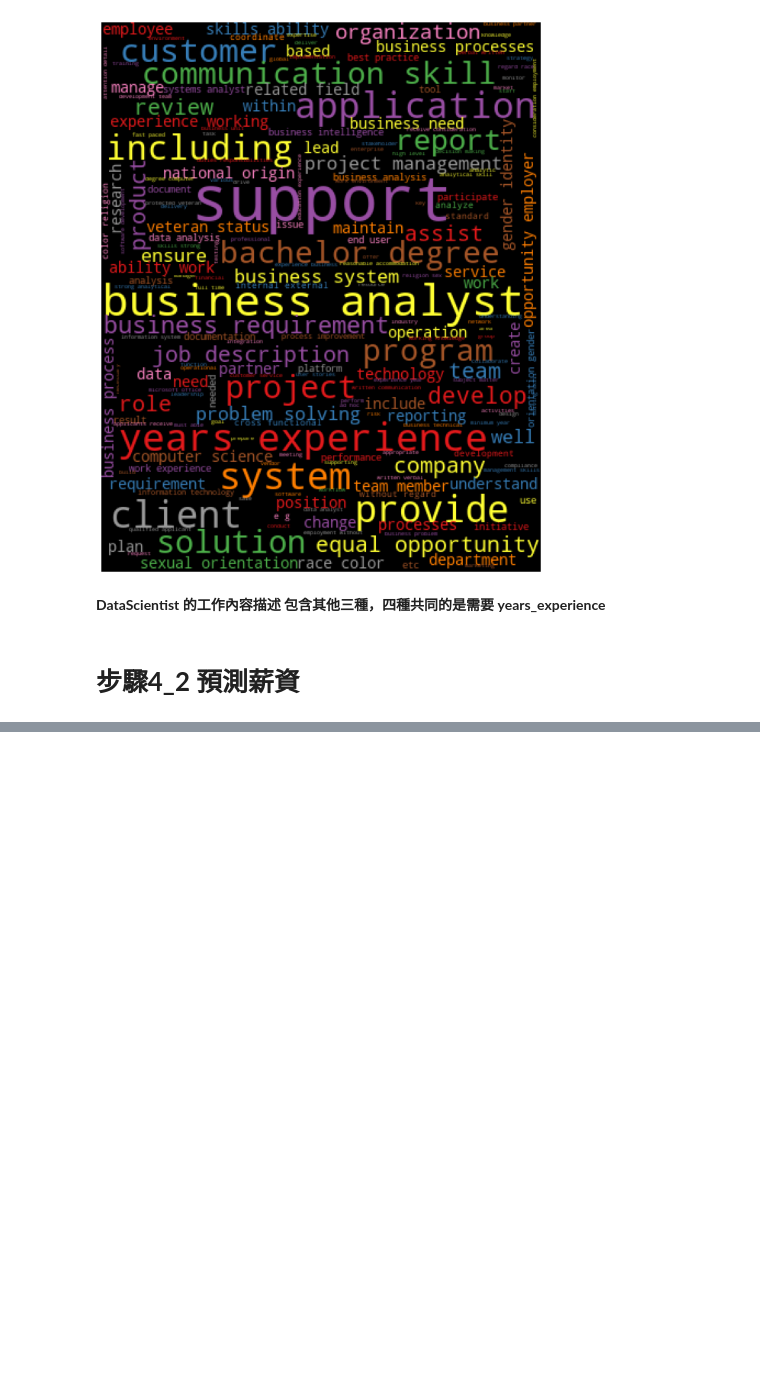
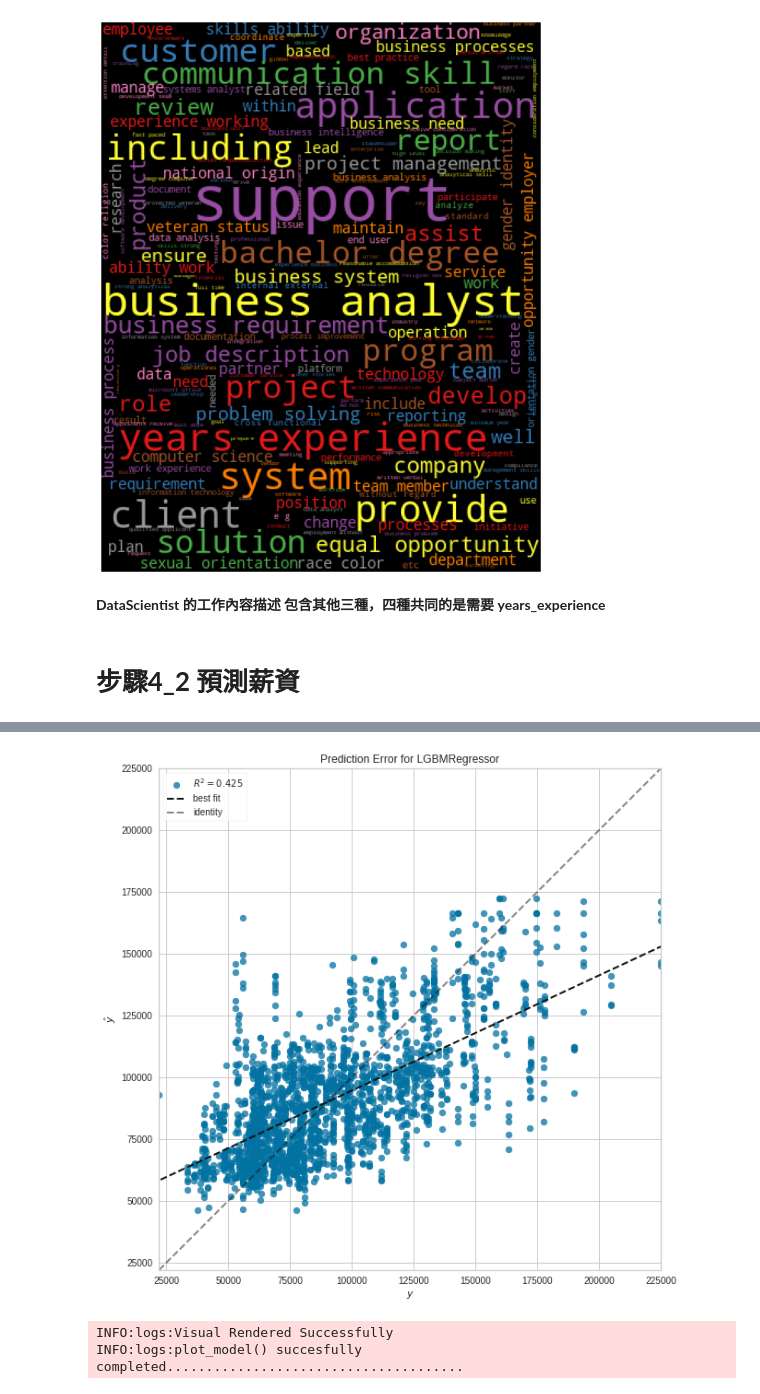
Before and after one commit to DANIEL20625/homework, a Jupyter notebook: homework.ipynb, the cells around one changed output, grey strips where cells are left out. Saved outputs shown, nothing was run; the diff lists cells and outputs as text; code cells hidden in the pictures; blank space fills up the shorter version.

```diff
--- a/homework.ipynb
+++ b/homework.ipynb
@@ -367,0 +432,6 @@ import pycaret
+# %%
+plot_model(Light_Gradient_Boosting_Machine, plot = 'error')
+# %% [output]
+[figure, added]
+INFO:logs:Visual Rendered Successfully
+INFO:logs:plot_model() succesfully completed......................................
```
Also changed, not shown: parts of 20 cells of this notebook.
